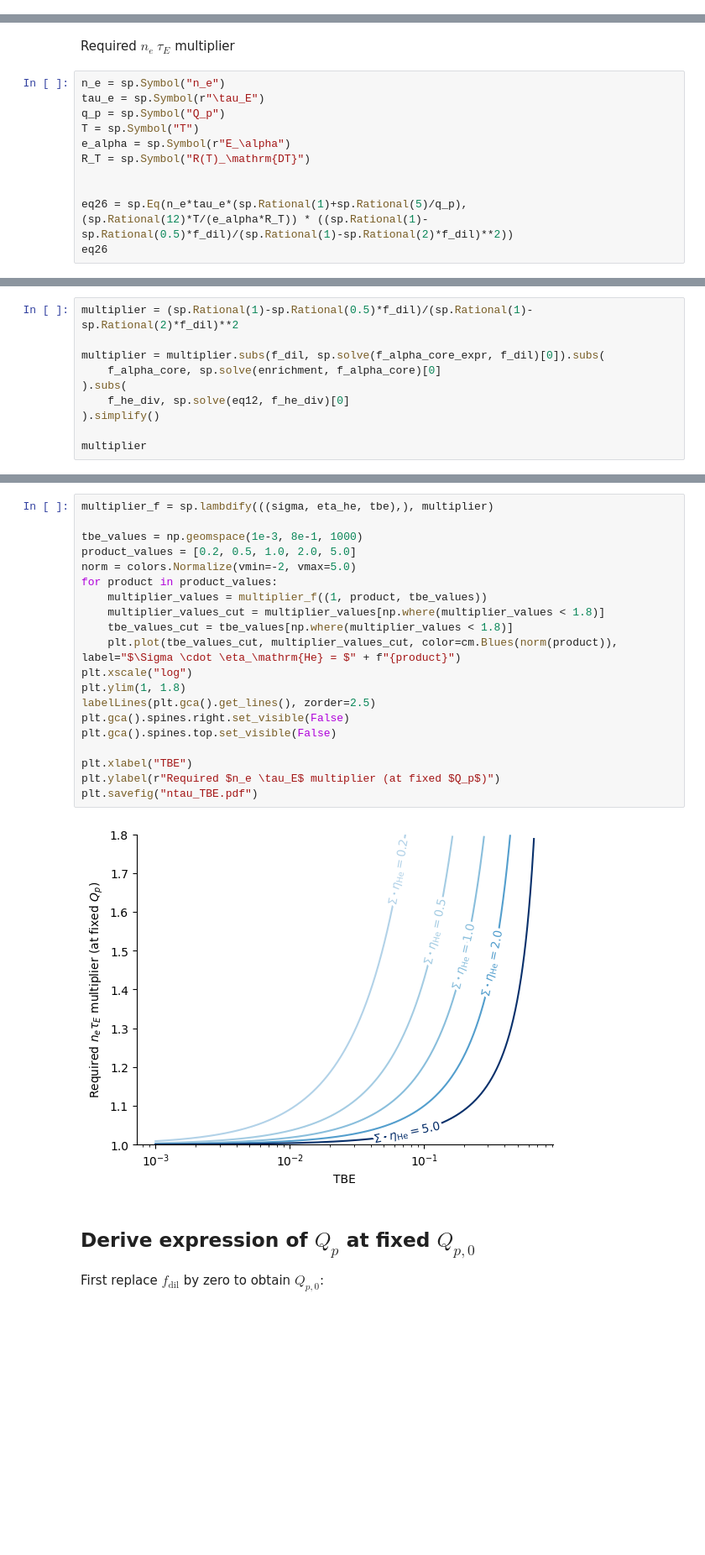
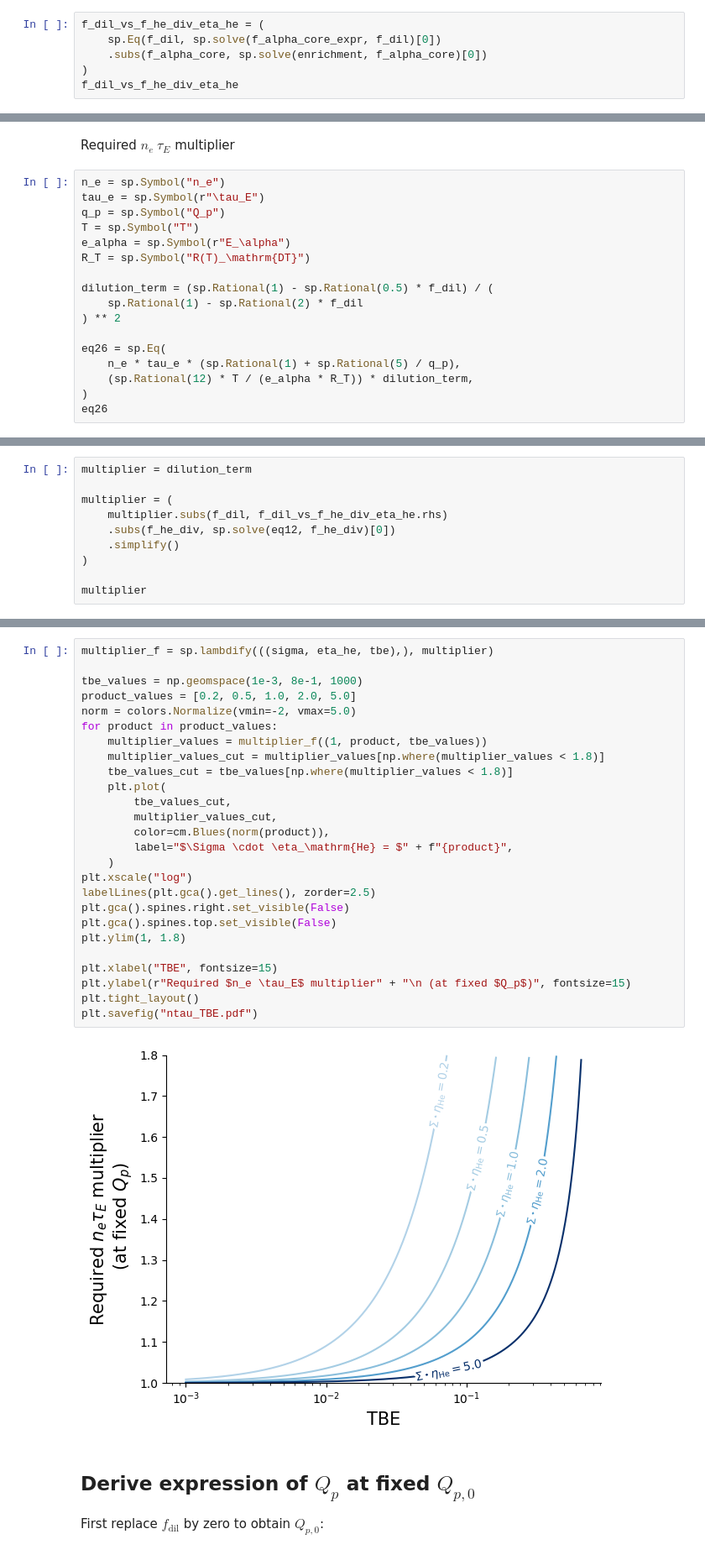
Before and after one commit to RemDelaporteMathurin/tritium-burn-fraction, a Jupyter notebook: graphs.ipynb, the cells around one changed output, grey strips where cells are left out. Shown at 84% size. Drawn from its saved outputs; the diff is of its cells as text; blank space fills up the shorter version.

```diff
--- a/graphs.ipynb
+++ b/graphs.ipynb
@@ -236,0 +196,6 @@ $\displaystyle \frac{P_{f}}{P_{f, max}} = \left(1 - \frac{2 f_\mathrm{He, div}}{
+# %%
+f_dil_vs_f_he_div_eta_he = (
+    sp.Eq(f_dil, sp.solve(f_alpha_core_expr, f_dil)[0])
+    .subs(f_alpha_core, sp.solve(enrichment, f_alpha_core)[0])
+)
+f_dil_vs_f_he_div_eta_he
@@ -308,7 +317,13 @@ T = sp.Symbol("T")
 e_alpha = sp.Symbol(r"E_\alpha")
 R_T = sp.Symbol("R(T)_\mathrm{DT}")
 
+dilution_term = (sp.Rational(1) - sp.Rational(0.5) * f_dil) / (
+    sp.Rational(1) - sp.Rational(2) * f_dil
+) ** 2
 
-eq26 = sp.Eq(n_e*tau_e*(sp.Rational(1)+sp.Rational(5)/q_p), (sp.Rational(12)*T/(e_alpha*R_T)) * ((sp.Rational(1)-sp.Rational(0.5)*f_dil)/(sp.Rational(1)-sp.Rational(2)*f_dil)**2))
+eq26 = sp.Eq(
+    n_e * tau_e * (sp.Rational(1) + sp.Rational(5) / q_p),
+    (sp.Rational(12) * T / (e_alpha * R_T)) * dilution_term,
+)
 eq26
 # %% [output]
@@ -316,11 +333,11 @@ $\displaystyle \tau_{E} n_{e} \left(1 + \frac{5}{Q_{p}}\right) = \frac{12 T \lef
 # %%
-multiplier = (sp.Rational(1)-sp.Rational(0.5)*f_dil)/(sp.Rational(1)-sp.Rational(2)*f_dil)**2
+multiplier = dilution_term
 
-multiplier = multiplier.subs(f_dil, sp.solve(f_alpha_core_expr, f_dil)[0]).subs(
-    f_alpha_core, sp.solve(enrichment, f_alpha_core)[0]
-).subs(
-    f_he_div, sp.solve(eq12, f_he_div)[0]
-).simplify()
+multiplier = (
+    multiplier.subs(f_dil, f_dil_vs_f_he_div_eta_he.rhs)
+    .subs(f_he_div, sp.solve(eq12, f_he_div)[0])
+    .simplify()
+)
 
 multiplier
 # %% [output]
@@ -328,25 +345,31 @@ $\displaystyle \frac{\left(\Sigma \eta_{He} \left(\mathrm{TBE} - 1\right) - \mat
 # %%
 multiplier_f = sp.lambdify(((sigma, eta_he, tbe),), multiplier)
 
 tbe_values = np.geomspace(1e-3, 8e-1, 1000)
 product_values = [0.2, 0.5, 1.0, 2.0, 5.0]
 norm = colors.Normalize(vmin=-2, vmax=5.0)
 for product in product_values:
     multiplier_values = multiplier_f((1, product, tbe_values))
     multiplier_values_cut = multiplier_values[np.where(multiplier_values < 1.8)]
     tbe_values_cut = tbe_values[np.where(multiplier_values < 1.8)]
-    plt.plot(tbe_values_cut, multiplier_values_cut, color=cm.Blues(norm(product)), label="$\Sigma \cdot \eta_\mathrm{He} = $" + f"{product}")
+    plt.plot(
+        tbe_values_cut,
+        multiplier_values_cut,
+        color=cm.Blues(norm(product)),
+        label="$\Sigma \cdot \eta_\mathrm{He} = $" + f"{product}",
+    )
 plt.xscale("log")
-plt.ylim(1, 1.8)
 labelLines(plt.gca().get_lines(), zorder=2.5)
 plt.gca().spines.right.set_visible(False)
 plt.gca().spines.top.set_visible(False)
+plt.ylim(1, 1.8)
 
-plt.xlabel("TBE")
-plt.ylabel(r"Required $n_e \tau_E$ multiplier (at fixed $Q_p$)")
+plt.xlabel("TBE", fontsize=15)
+plt.ylabel(r"Required $n_e \tau_E$ multiplier" + "\n (at fixed $Q_p$)", fontsize=15)
+plt.tight_layout()
 plt.savefig("ntau_TBE.pdf")
 # %% [output]
-[figure, old version]
+[figure, new version]
 # %% [markdown]
 ## Derive expression of $Q_p$ at fixed $Q_{p,0}$
 
```
Also changed, not shown: parts of 29 cells of this notebook.
